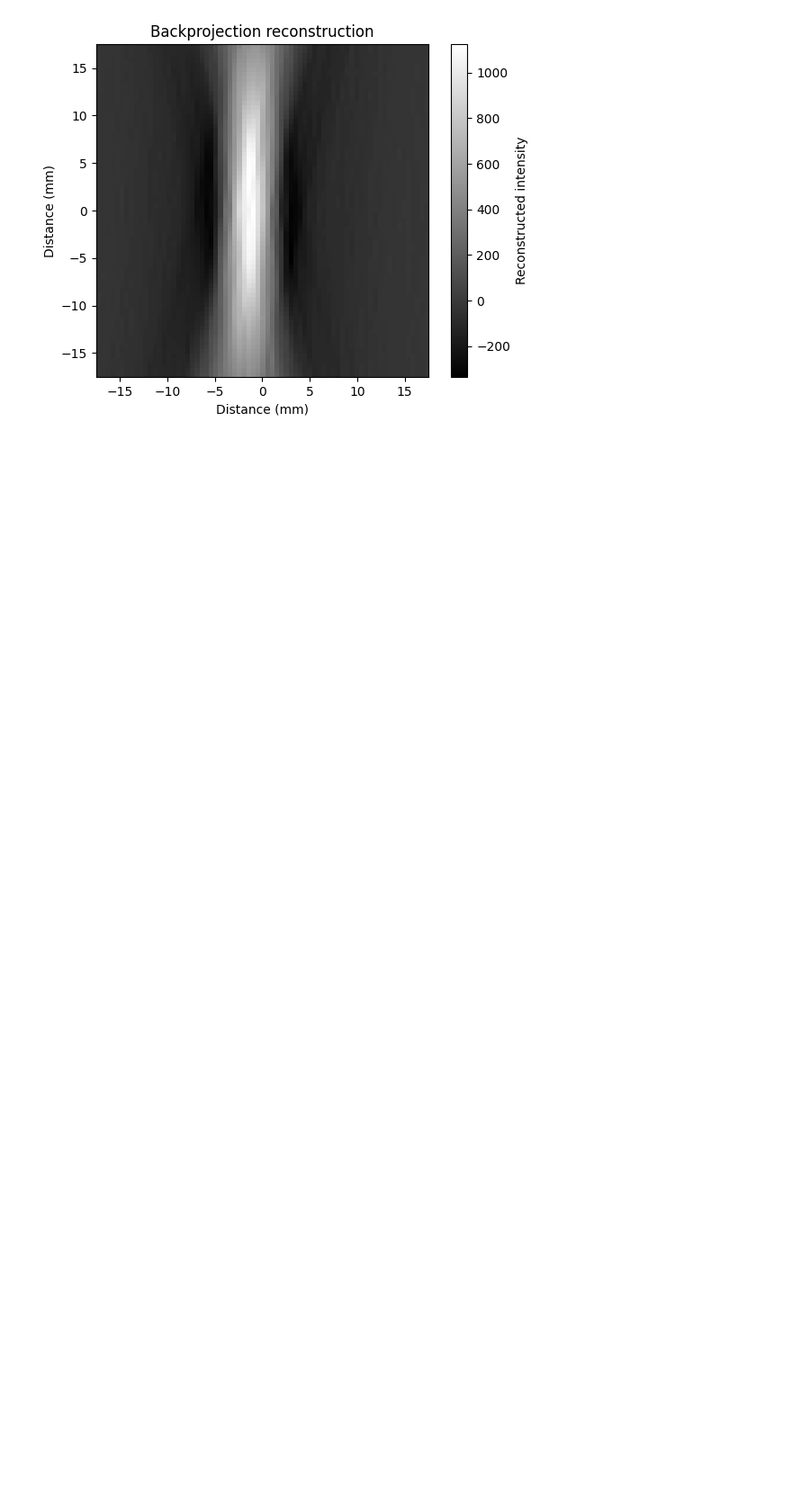
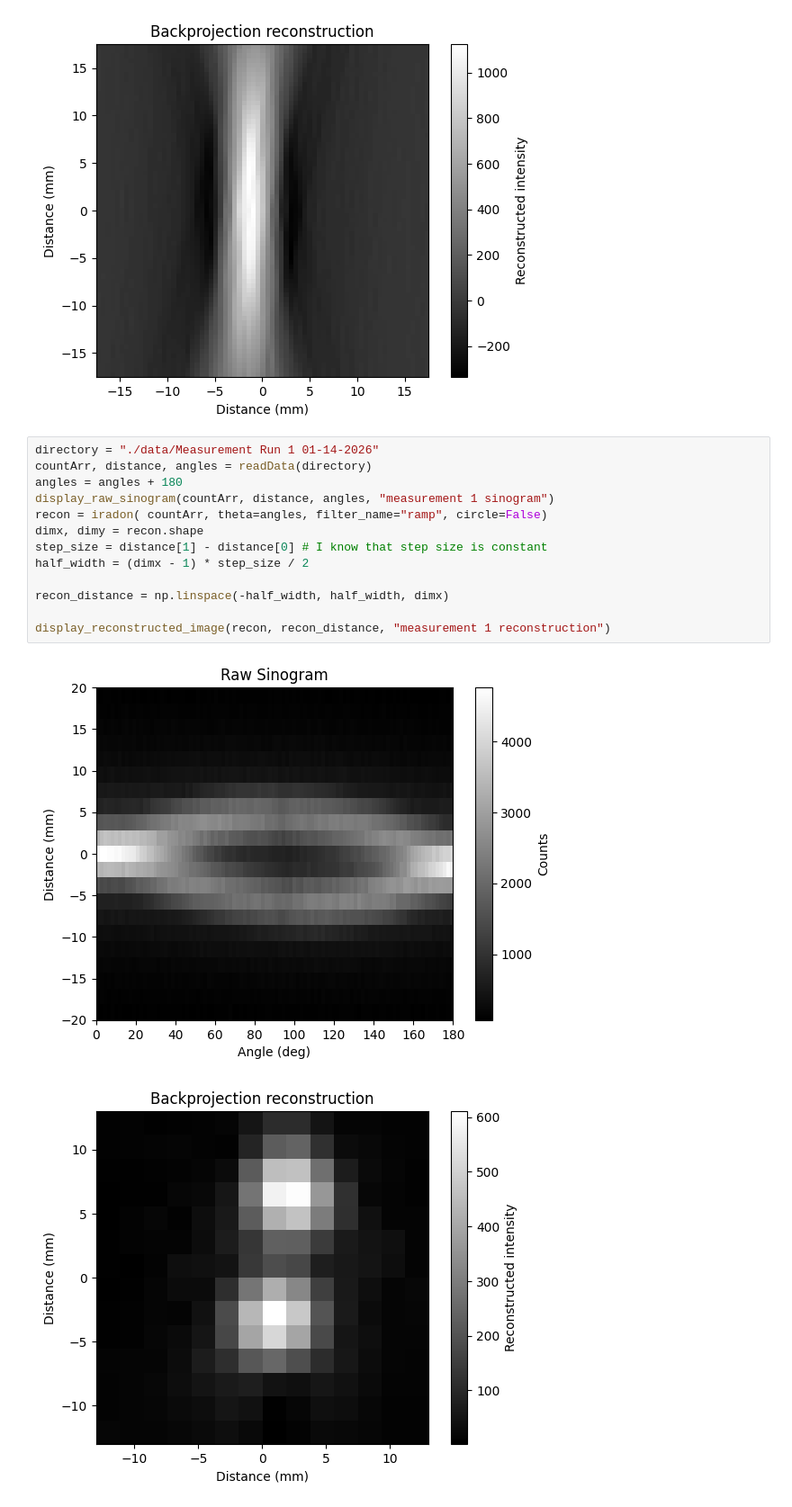
Before and after one commit to MarkZhit/PHYS409-PET, a Jupyter notebook: main.ipynb, the cells around one changed output. Shown at 90% size. Drawn from its saved outputs; the diff is of its cells as text; blank space fills up the shorter version.

Commit message:
calcualted for first measurement run as well

```diff
--- a/main.ipynb
+++ b/main.ipynb
@@ -122,3 +114,19 @@ display_reconstructed_image(recon, recon_distance, "prelim scan reconstruction")
 # plt.show()
 # %% [output]
 [figure]
+# %%
+directory = "./data/Measurement Run 1 01-14-2026"
+countArr, distance, angles = readData(directory)
+angles = angles + 180
+display_raw_sinogram(countArr, distance, angles, "measurement 1 sinogram")
+recon = iradon( countArr, theta=angles, filter_name="ramp", circle=False)
+dimx, dimy = recon.shape
+step_size = distance[1] - distance[0] # I know that step size is constant
+half_width = (dimx - 1) * step_size / 2
+
+recon_distance = np.linspace(-half_width, half_width, dimx)
+
+display_reconstructed_image(recon, recon_distance, "measurement 1 reconstruction")
+# %% [output]
+[figure, added]
+[figure, added]
```
Also changed, not shown: parts of 1 cell of this notebook, 2 other files.
